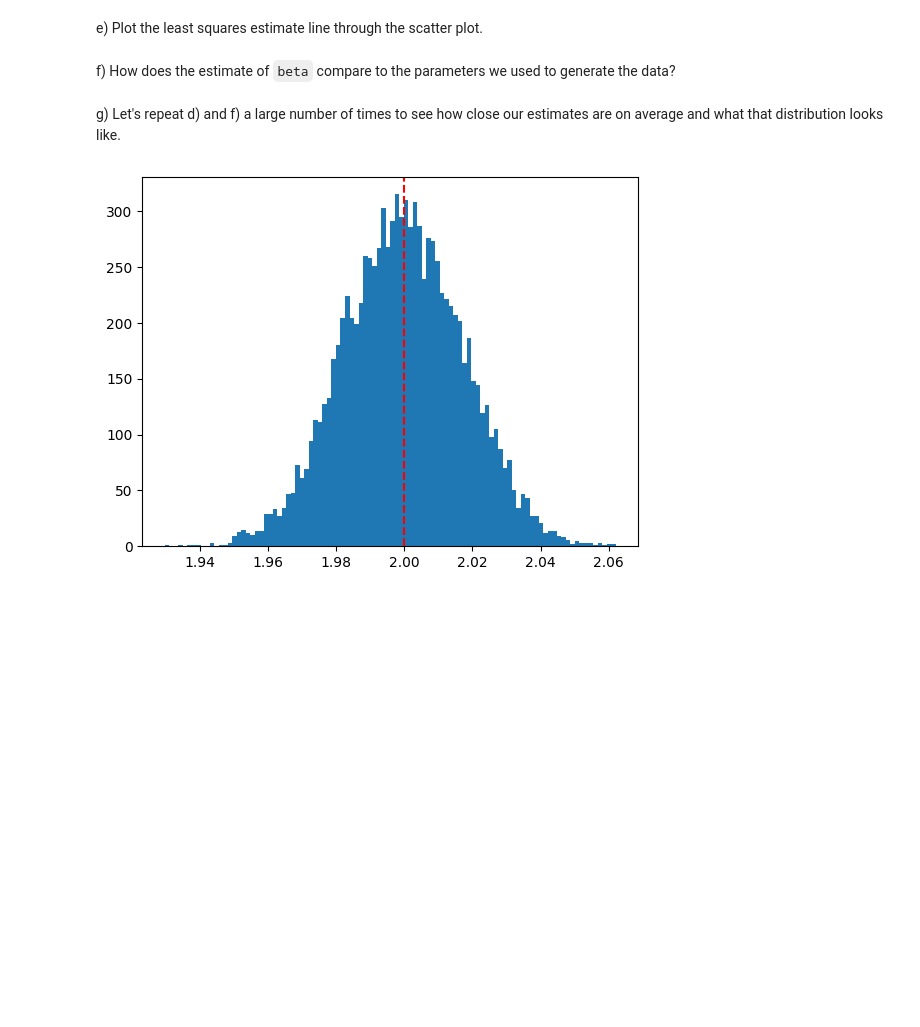
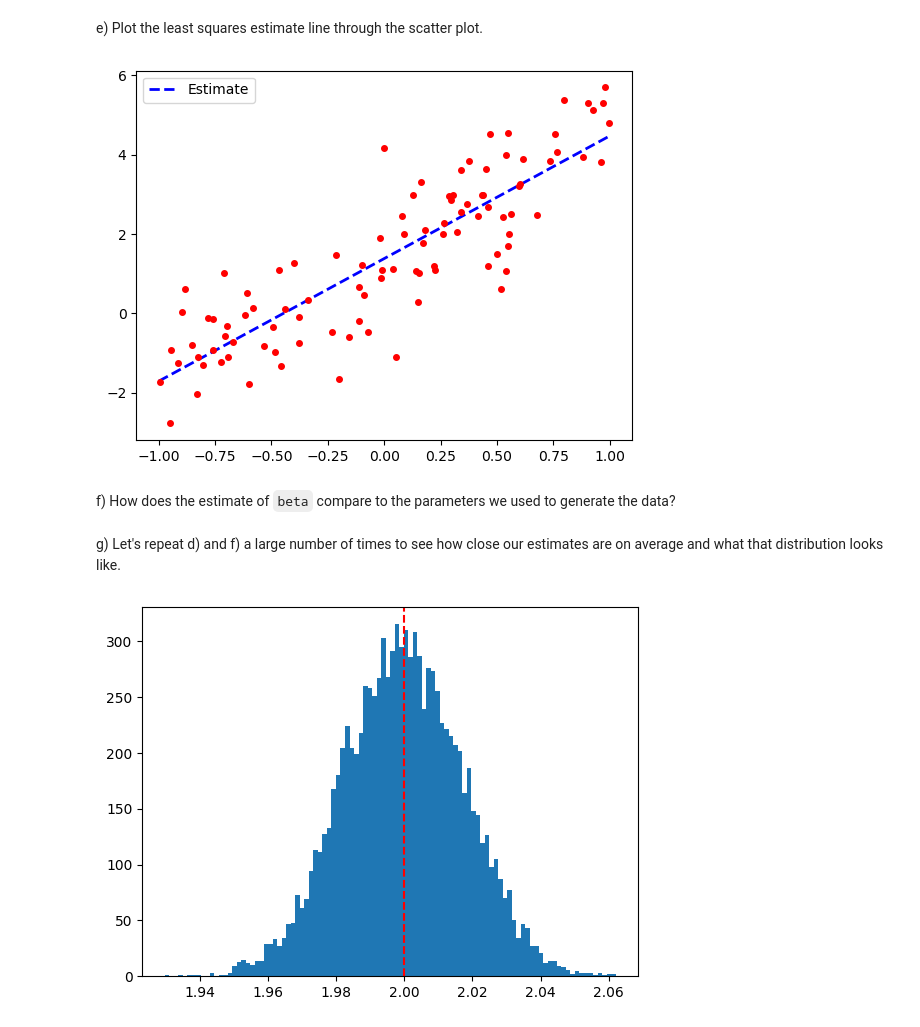
Before and after one commit to gallettilance/CS506-Fall2024, a Jupyter notebook: lecture_14/worksheet_14.ipynb, the cells around one changed output. Drawn from its saved outputs; the diff is of its cells as text; code cells hidden in the pictures; blank space fills up the shorter version.

```diff
--- a/lecture_14/worksheet_14.ipynb
+++ b/lecture_14/worksheet_14.ipynb
@@ -76,5 +88,18 @@ d) Create and plot a dataset of 100 (Y, X) points where `Y = 1 + 3 * X + .5 * X^
 # %% [markdown]
 e) Plot the least squares estimate line through the scatter plot.
+# %%
+intercept = np.ones(np.shape(x)[0])
+X = np.array([intercept, x]).T
+beta_hat = np.linalg.inv(X.T @ X) @ X.T @ y
+
+x_plot = np.linspace(-1,1,50)
+y_est = beta_hat[0] + beta_hat[1] * x_plot
+plt.plot(x_plot, y_est,'b--', lw=2, label='Estimate')
+plt.plot(x, y,'ro',markersize=4)
+plt.legend()
+plt.show()
+# %% [output]
+[figure, added]
 # %% [markdown]
 f) How does the estimate of `beta` compare to the parameters we used to generate the data?
 # %% [markdown]
```
Also changed, not shown: parts of 4 cells of this notebook, 1 other file.
